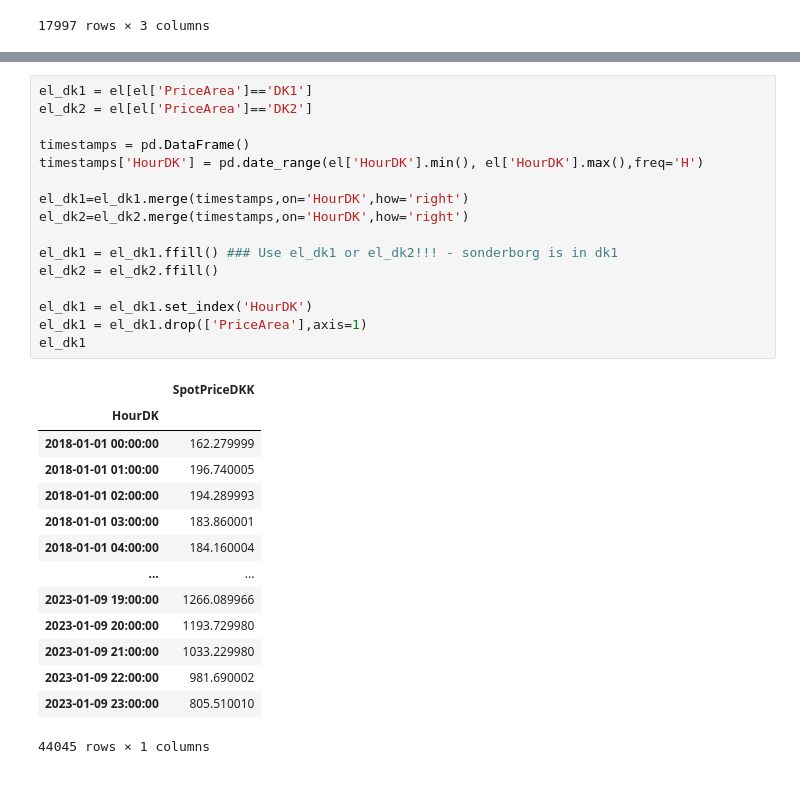
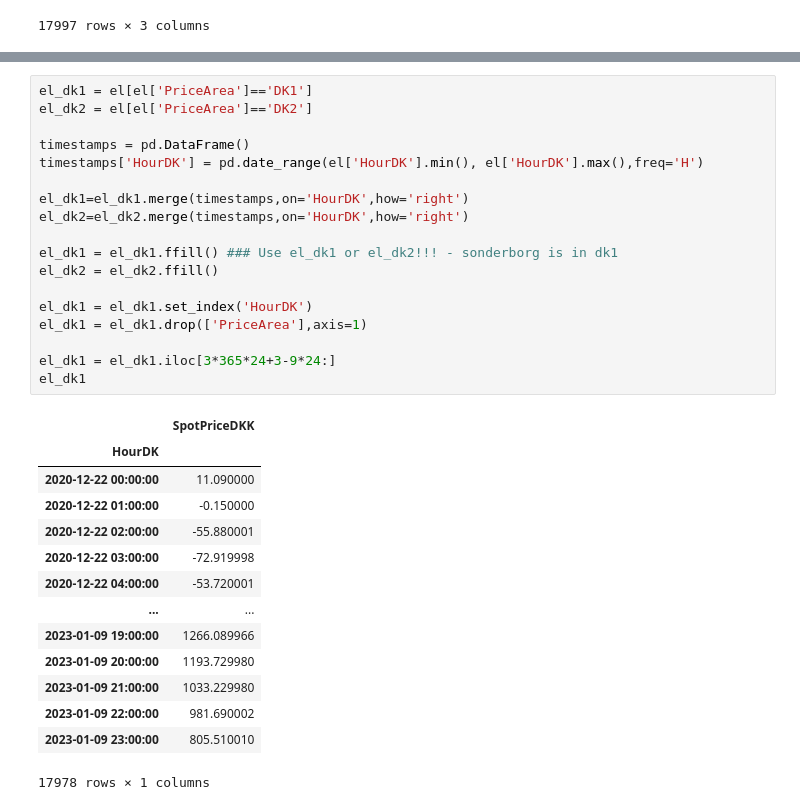
Before and after one commit to LortSkit/Bachelor-project, a Jupyter notebook: Price-Optimization/Battery Simulation/BatterySimV3.ipynb, the cells around one changed output, grey strips where cells are left out. Drawn from its saved outputs; the diff is of its cells as text.

```diff
--- a/Price-Optimization/Battery Simulation/BatterySimV3.ipynb
+++ b/Price-Optimization/Battery Simulation/BatterySimV3.ipynb
@@ -230,32 +242,34 @@ plt.show()
 # %%
 el_dk1 = el[el['PriceArea']=='DK1']
 el_dk2 = el[el['PriceArea']=='DK2']
 
 timestamps = pd.DataFrame()
 timestamps['HourDK'] = pd.date_range(el['HourDK'].min(), el['HourDK'].max(),freq='H')
 
 el_dk1=el_dk1.merge(timestamps,on='HourDK',how='right')
 el_dk2=el_dk2.merge(timestamps,on='HourDK',how='right')
 
 el_dk1 = el_dk1.ffill() ### Use el_dk1 or el_dk2!!! - sonderborg is in dk1
 el_dk2 = el_dk2.ffill()
 
 el_dk1 = el_dk1.set_index('HourDK')
 el_dk1 = el_dk1.drop(['PriceArea'],axis=1)
+
+el_dk1 = el_dk1.iloc[3*365*24+3-9*24:]
 el_dk1
 # %% [output]
 |  | SpotPriceDKK |
 | HourDK |  |
-| 2018-01-01 00:00:00 | 162.279999 |
-| 2018-01-01 01:00:00 | 196.740005 |
-| 2018-01-01 02:00:00 | 194.289993 |
-| 2018-01-01 03:00:00 | 183.860001 |
-| 2018-01-01 04:00:00 | 184.160004 |
+| 2020-12-22 00:00:00 | 11.090000 |
+| 2020-12-22 01:00:00 | -0.150000 |
+| 2020-12-22 02:00:00 | -55.880001 |
+| 2020-12-22 03:00:00 | -72.919998 |
+| 2020-12-22 04:00:00 | -53.720001 |
 | ... | ... |
 | 2023-01-09 19:00:00 | 1266.089966 |
 | 2023-01-09 20:00:00 | 1193.729980 |
 | 2023-01-09 21:00:00 | 1033.229980 |
 | 2023-01-09 22:00:00 | 981.690002 |
 | 2023-01-09 23:00:00 | 805.510010 |
-44045 rows × 1 columns
+17978 rows × 1 columns
 # %%
```
Also changed, not shown: parts of 13 cells of this notebook.
